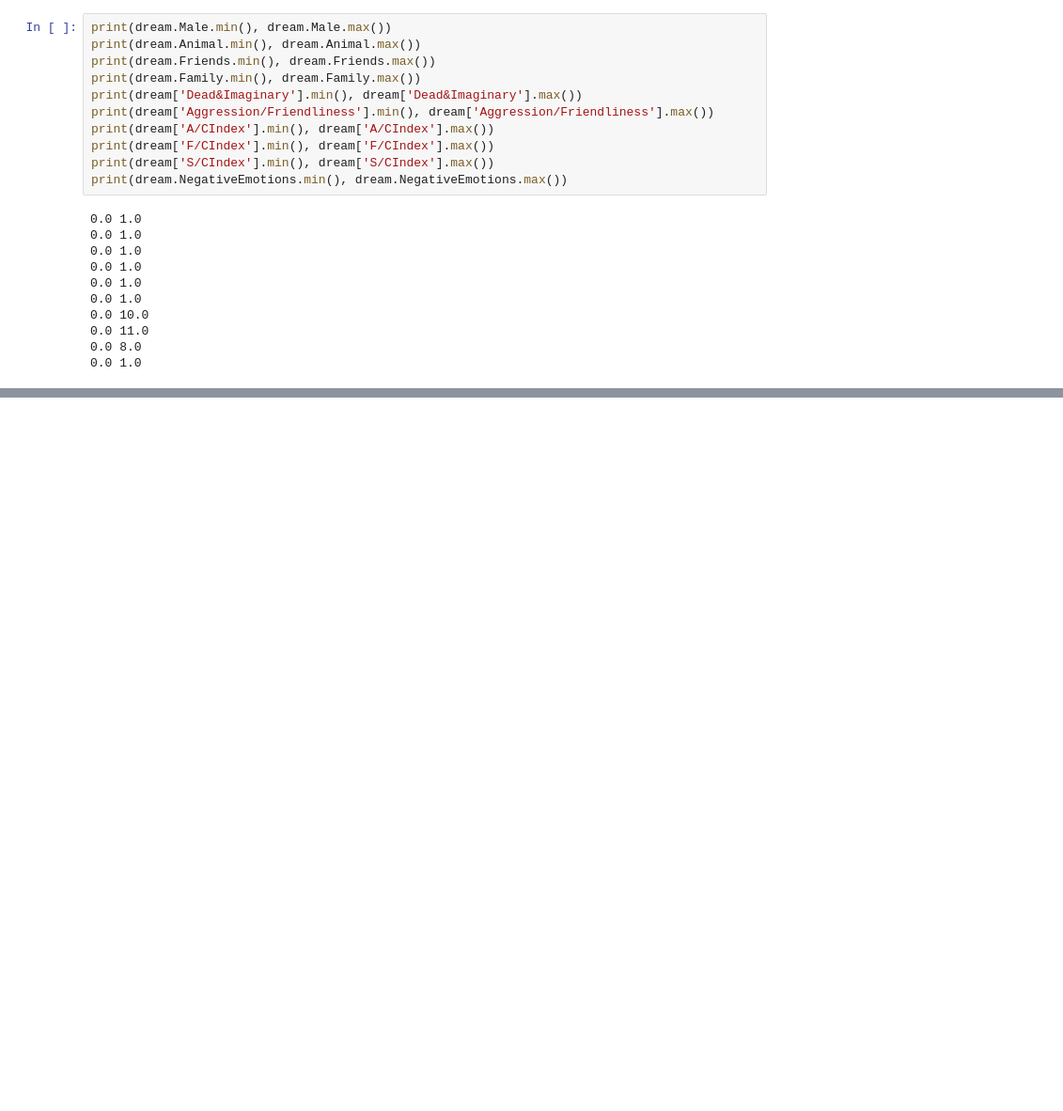
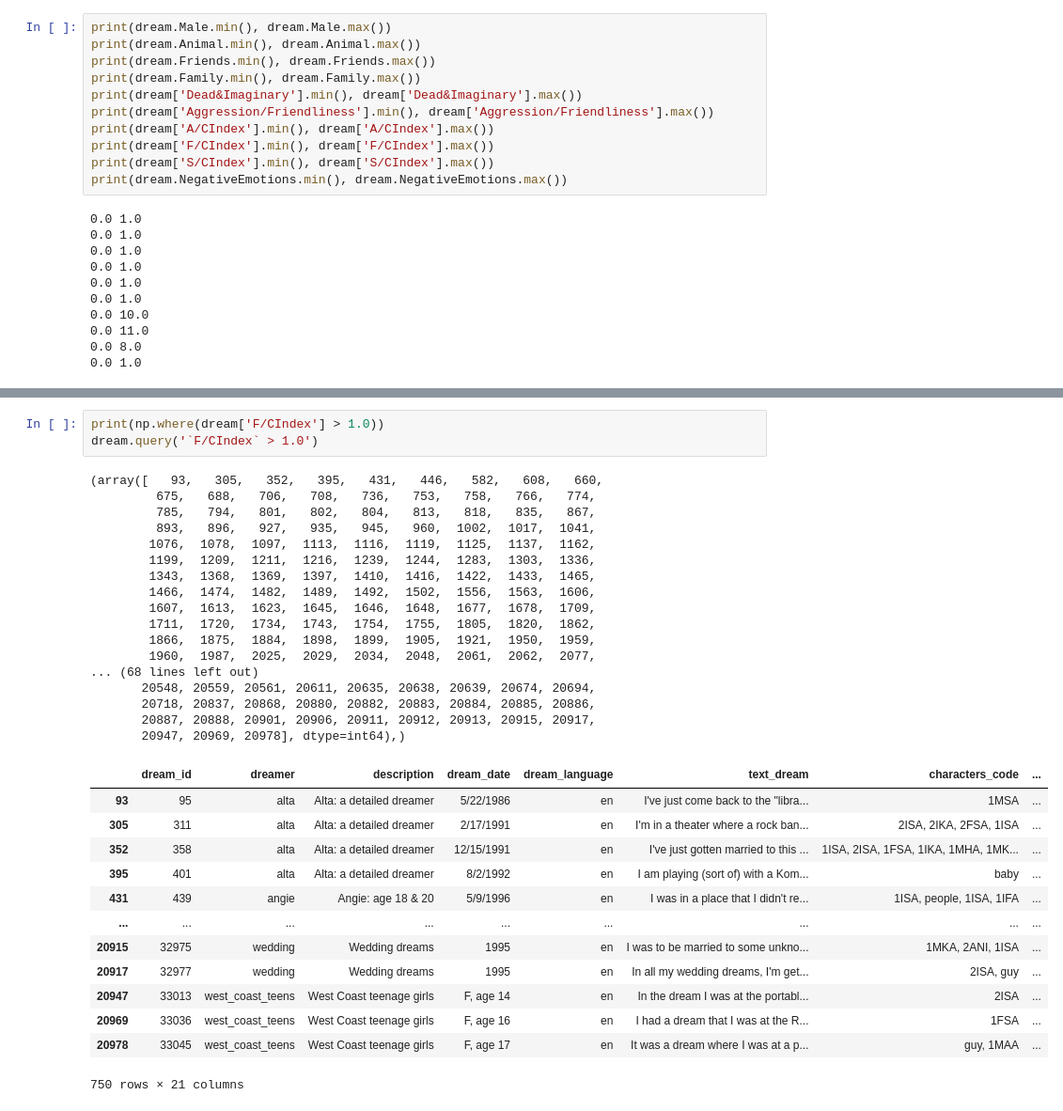
Before and after one commit to erika-ld/CPSC483-Machine-Learning-Project, a Jupyter notebook: data_preprocessing.ipynb, the cells around one changed output, grey strips where cells are left out. Shown at 94% size. Saved outputs shown, nothing was run; the diff lists cells and outputs as text; blank space fills up the shorter version.

```diff
--- a/data_preprocessing.ipynb
+++ b/data_preprocessing.ipynb
@@ -83,0 +102,34 @@ print(dream.NegativeEmotions.min(), dream.NegativeEmotions.max())
+# %%
+print(np.where(dream['F/CIndex'] > 1.0))
+dream.query('`F/CIndex` > 1.0')
+# %% [output]
+(array([   93,   305,   352,   395,   431,   446,   582,   608,   660,
+         675,   688,   706,   708,   736,   753,   758,   766,   774,
+         785,   794,   801,   802,   804,   813,   818,   835,   867,
+         893,   896,   927,   935,   945,   960,  1002,  1017,  1041,
+        1076,  1078,  1097,  1113,  1116,  1119,  1125,  1137,  1162,
+        1199,  1209,  1211,  1216,  1239,  1244,  1283,  1303,  1336,
+        1343,  1368,  1369,  1397,  1410,  1416,  1422,  1433,  1465,
+        1466,  1474,  1482,  1489,  1492,  1502,  1556,  1563,  1606,
+        1607,  1613,  1623,  1645,  1646,  1648,  1677,  1678,  1709,
+        1711,  1720,  1734,  1743,  1754,  1755,  1805,  1820,  1862,
+        1866,  1875,  1884,  1898,  1899,  1905,  1921,  1950,  1959,
+        1960,  1987,  2025,  2029,  2034,  2048,  2061,  2062,  2077,
+... (68 lines left out)
+       20548, 20559, 20561, 20611, 20635, 20638, 20639, 20674, 20694,
+       20718, 20837, 20868, 20880, 20882, 20883, 20884, 20885, 20886,
+       20887, 20888, 20901, 20906, 20911, 20912, 20913, 20915, 20917,
+       20947, 20969, 20978], dtype=int64),)
+|  | dream_id | dreamer | description | dream_date | dream_language | text_dream | characters_code | ... |
+| 93 | 95 | alta | Alta: a detailed dreamer | 5/22/1986 | en | I've just come back to the "libra... | 1MSA | ... |
+| 305 | 311 | alta | Alta: a detailed dreamer | 2/17/1991 | en | I'm in a theater where a rock ban... | 2ISA, 2IKA, 2FSA, 1ISA | ... |
+| 352 | 358 | alta | Alta: a detailed dreamer | 12/15/1991 | en | I've just gotten married to this ... | 1ISA, 2ISA, 1FSA, 1IKA, 1MHA, 1MK... | ... |
+| 395 | 401 | alta | Alta: a detailed dreamer | 8/2/1992 | en | I am playing (sort of) with a Kom... | baby | ... |
+| 431 | 439 | angie | Angie: age 18 & 20 | 5/9/1996 | en | I was in a place that I didn't re... | 1ISA, people, 1ISA, 1IFA | ... |
+| ... | ... | ... | ... | ... | ... | ... | ... | ... |
+| 20915 | 32975 | wedding | Wedding dreams | 1995 | en | I was to be married to some unkno... | 1MKA, 2ANI, 1ISA | ... |
+| 20917 | 32977 | wedding | Wedding dreams | 1995 | en | In all my wedding dreams, I'm get... | 2ISA, guy | ... |
+| 20947 | 33013 | west_coast_teens | West Coast teenage girls | F, age 14 | en | In the dream I was at the portabl... | 2ISA | ... |
+| 20969 | 33036 | west_coast_teens | West Coast teenage girls | F, age 16 | en | I had a dream that I was at the R... | 1FSA | ... |
+| 20978 | 33045 | west_coast_teens | West Coast teenage girls | F, age 17 | en | It was a dream where I was at a p... | guy, 1MAA | ... |
+750 rows × 21 columns
```
Also changed, not shown: parts of 2 cells of this notebook.
